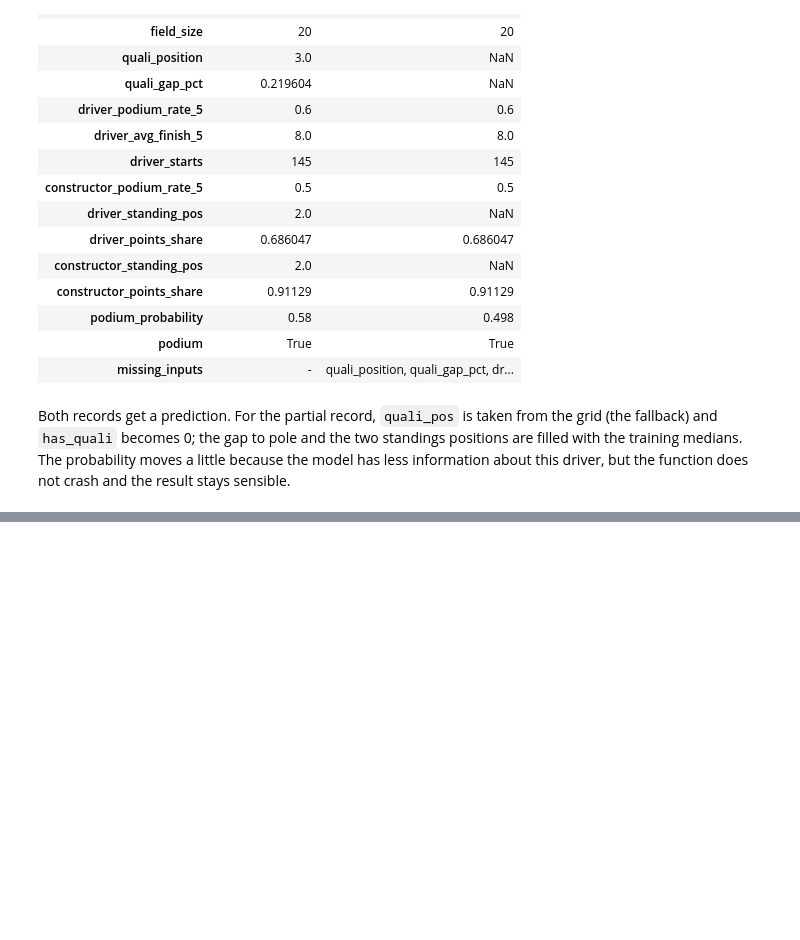
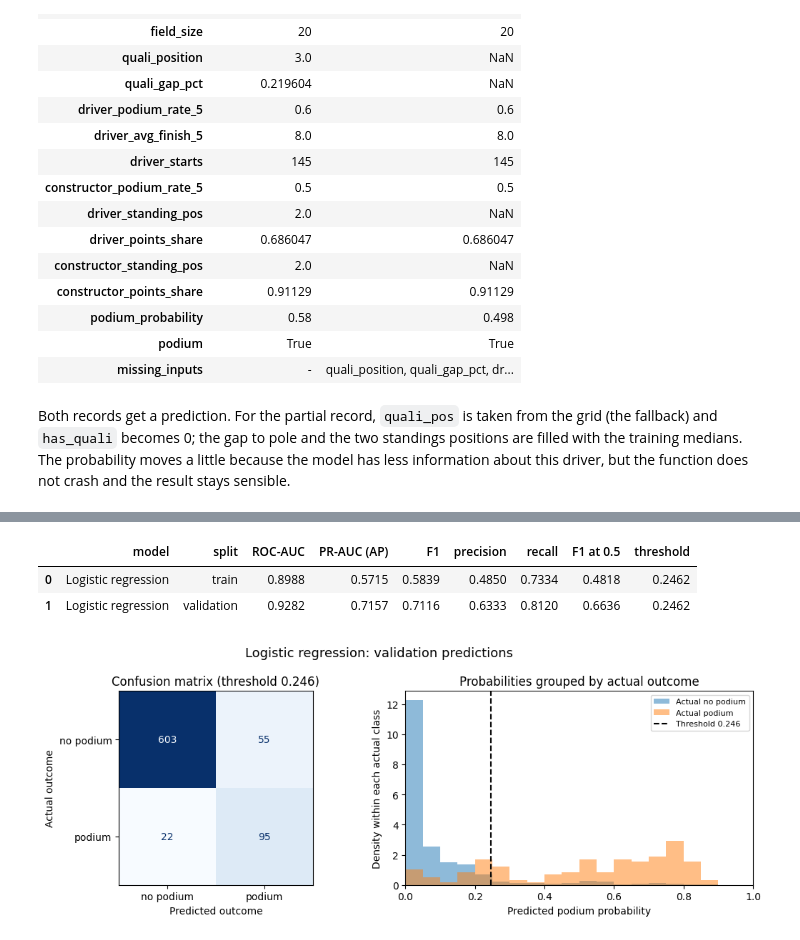
Before and after one commit to mahmoud-hatem-zaky/team47-acl-prodium-prediction, a Jupyter notebook: notebooks/f1-podium-prediction-milestone-1-team-47.ipynb, the cells around one changed output, grey strips where cells are left out. Saved outputs shown, nothing was run; the diff lists cells and outputs as text; code cells hidden in the pictures; blank space fills up the shorter version.

```diff
--- a/notebooks/f1-podium-prediction-milestone-1-team-47.ipynb
+++ b/notebooks/f1-podium-prediction-milestone-1-team-47.ipynb
@@ -1280,0 +1454,12 @@ and the result stays sensible.
+# %%
+m4_logistic = Pipeline([
+    ('prep', make_preprocessor()),
+    ('model', LogisticRegression(C=1.0, max_iter=2000, random_state=M4_SEED)),
+])
+m4_logistic.fit(TR[ALL_FEATURES], TR[TARGET])
+record_attempt('Logistic regression', m4_logistic, 'C=1; median imputation; standard scaling')
+# %% [output]
+|  | model | split | ROC-AUC | PR-AUC (AP) | F1 | precision | recall | F1 at 0.5 | threshold |
+| 0 | Logistic regression | train | 0.8988 | 0.5715 | 0.5839 | 0.4850 | 0.7334 | 0.4818 | 0.2462 |
+| 1 | Logistic regression | validation | 0.9282 | 0.7157 | 0.7116 | 0.6333 | 0.8120 | 0.6636 | 0.2462 |
+[figure, added]
```
Also changed, not shown: parts of 25 cells of this notebook.
